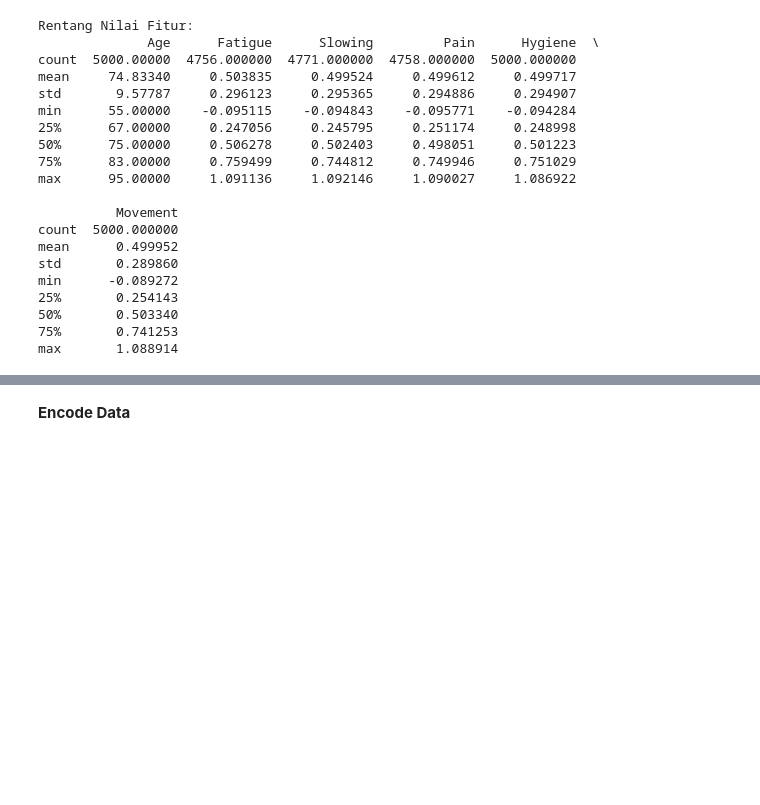
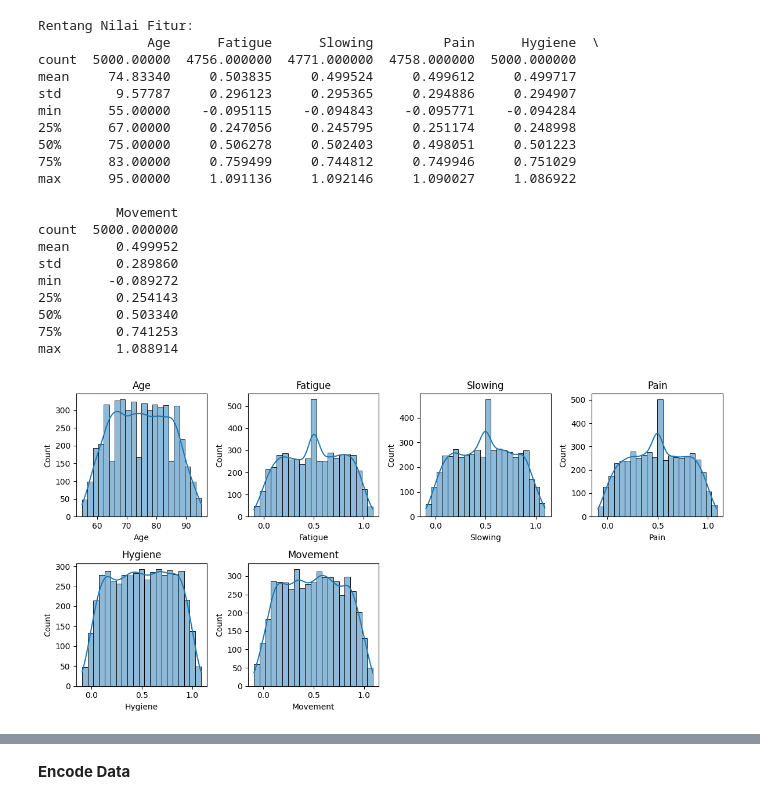
Before and after one commit to Fakhrezy/descData_ML, a Jupyter notebook: symptonsDesc.ipynb, the cells around one changed output, grey strips where cells are left out. Drawn from its saved outputs; the diff is of its cells as text; code cells hidden in the pictures; blank space fills up the shorter version.

```diff
--- a/symptonsDesc.ipynb
+++ b/symptonsDesc.ipynb
@@ -5,7 +5,7 @@ import seaborn as sns
 import matplotlib.pyplot as plt
 from sklearn.preprocessing import StandardScaler
 # %%
-file_path = "dataset/schizo_symptons.csv"
+file_path = "dataset/SchizophreniaSymptomnsData.csv"
 df = pd.read_csv(file_path)
 print(df.head())
 # %% [output]
@@ -130,3 +140,14 @@ min      -0.089272
 50%       0.503340
 75%       0.741253
 max       1.088914
+# %%
+# menampilkan histogram untuk fitur numerik
+plt.figure(figsize=(12, 6))
+for i, col in enumerate(numerical_features):
+    plt.subplot(2, len(numerical_features) // 2 + 1, i + 1)
+    sns.histplot(df[col], kde=True)
+    plt.title(col)
+plt.tight_layout()
+plt.show()
+# %% [output]
+[figure, added]
```
Also changed, not shown: parts of 6 cells of this notebook.
